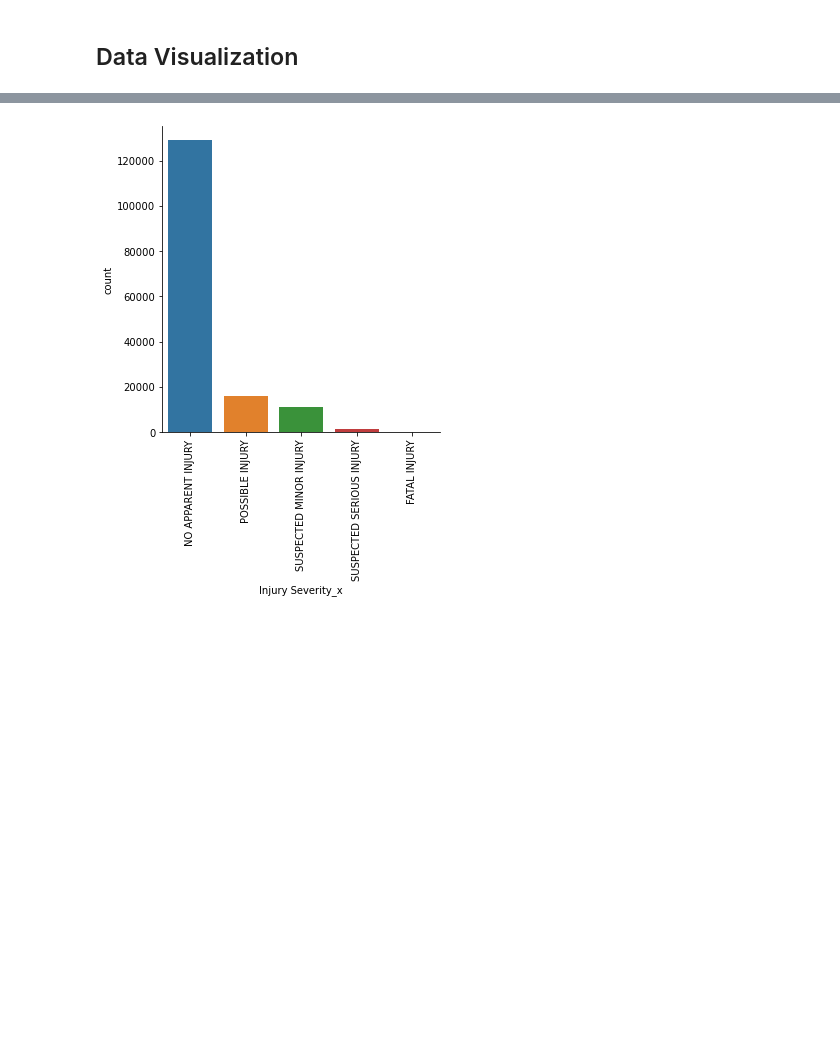
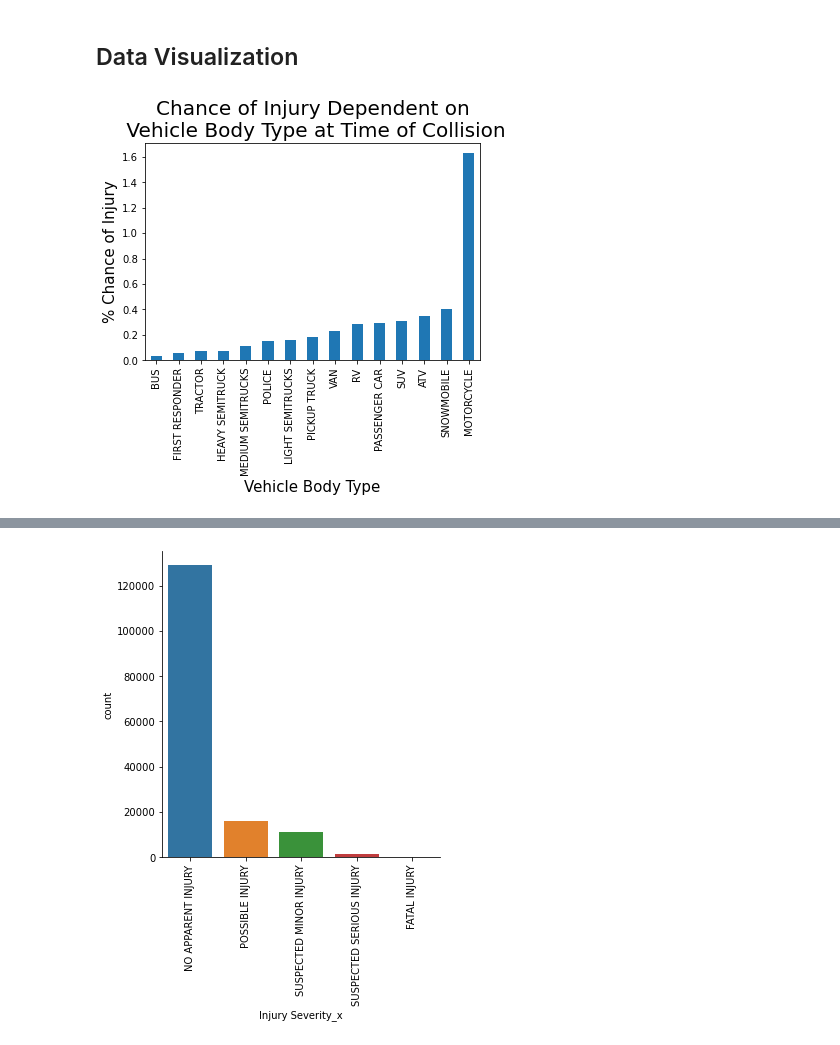
Before and after one commit to mattf4171/Montgomery-County-Collision-Analysis, a Jupyter notebook: analysis.ipynb, the cells around one changed output, grey strips where cells are left out. Saved outputs shown, nothing was run; the diff lists cells and outputs as text; code cells hidden in the pictures; blank space fills up the shorter version.

Commit message:
Upload % injury dependent on vehicle body type

```diff
--- a/analysis.ipynb
+++ b/analysis.ipynb
@@ -66,0 +44,4 @@ df_state.head()
+# %%
+df_county['Crash Date/Time'] = pd.to_datetime(df_county['Crash Date/Time'])
+df_county['YEAR'] = df_county['Crash Date/Time'].dt.year
+df_county.info()
@@ -133,0 +214,14 @@ memory usage: 42.1+ MB
+# %%
+df_county['Simple Vehicle Body Type'] = df_county['Vehicle Body Type'].replace({'TRANSIT BUS':"BUS", "SCHOOL BUS": "BUS", "(SPORT) UTILITY VEHICLE": "SUV", "OTHER LIGHT TRUCKS (10,000LBS (4,536KG) OR LESS)": "LIGHT SEMITRUCKS", "CARGO VAN/LIGHT TRUCK 2 AXLES (OVER 10,000LBS (4,536 KG))": "MEDIUM SEMITRUCKS", "POLICE VEHICLE/NON EMERGENCY": "POLICE", "POLICE VEHICLE/EMERGENCY":"POLICE", "MEDIUM/HEAVY TRUCKS 3 AXLES (OVER 10,000LBS (4,536KG))":"HEAVY SEMITRUCK", "STATION WAGON":"SUV", "TRUCK TRACTOR":"TRACTOR", "AMBULANCE/EMERGENCY":"FIRST RESPONDER", "FIRE VEHICLE/EMERGENCY":"FIRST RESPONDER","OTHER BUS":"BUS","FIRE VEHICLE/NON EMERGENCY":"FIRST RESPONDER", "RECREATIONAL VEHICLE":"RV", "AMBULANCE/NON EMERGENCY":'FIRST RESPONDER', 'ALL TERRAIN VEHICLE (ATV)':"ATV"})
+# df_county['Simple Vehicle Body Type'] = df_county['Simple Vehicle Body Type'].drop(axis='columns', ['MOPED', 'AUTOCYCLE', 'LOW SPEED VEHICLE', 'CROSS COUNTRY BUS', 'FARM VEHICLE', 'LIMOUSINE'])
+df_county = df_county[ df_county['Simple Vehicle Body Type'] != 'MOPED']
+df_county = df_county[ df_county['Simple Vehicle Body Type'] != 'AUTOCYCLE']
+df_county = df_county[ df_county['Simple Vehicle Body Type'] != 'LOW SPEED VEHICLE']
+df_county = df_county[ df_county['Simple Vehicle Body Type'] != 'CROSS COUNTRY BUS']
+df_county = df_county[ df_county['Simple Vehicle Body Type'] != 'FARM VEHICLE']
+df_county = df_county[ df_county['Simple Vehicle Body Type'] != 'LIMOUSINE']
+df_county = df_county[ df_county['Simple Vehicle Body Type'] != 'UNKNOWN']
+df_county = df_county[ df_county['Simple Vehicle Body Type'] != 'OTHER']
+
+
+df_county['Simple Vehicle Body Type'].value_counts()
@@ -134,2 +245,11 @@ memory usage: 42.1+ MB
+# %%
+df_county['Numeric Severity'] = df_county['Injury Severity_x'].replace({'NO APPARENT INJURY': 0, 'POSSIBLE INJURY': 1, 'SUSPECTED MINOR INJURY': 2, 'SUSPECTED SERIOUS INJURY':3, 'FATAL INJURY':4})
 # %% [markdown]
 ## Data Visualization
+# %%
+df_county.groupby('Simple Vehicle Body Type')['Numeric Severity'].mean().sort_values().plot.bar()
+plt.title('Chance of Injury Dependent on\n Vehicle Body Type at Time of Collision', size=20)
+plt.ylabel('% Chance of Injury', size = 15)
+plt.xlabel("Vehicle Body Type", size = 15);
+# %% [output]
+[figure, added]
```
Also changed, not shown: parts of 17 cells of this notebook.
